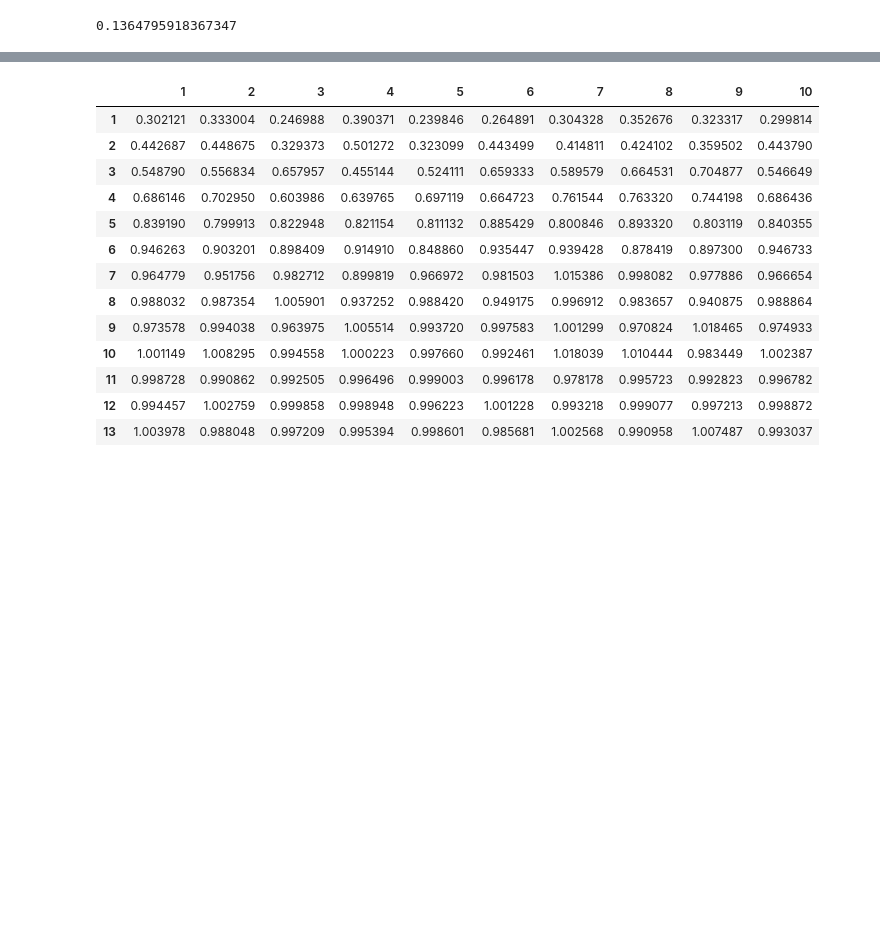
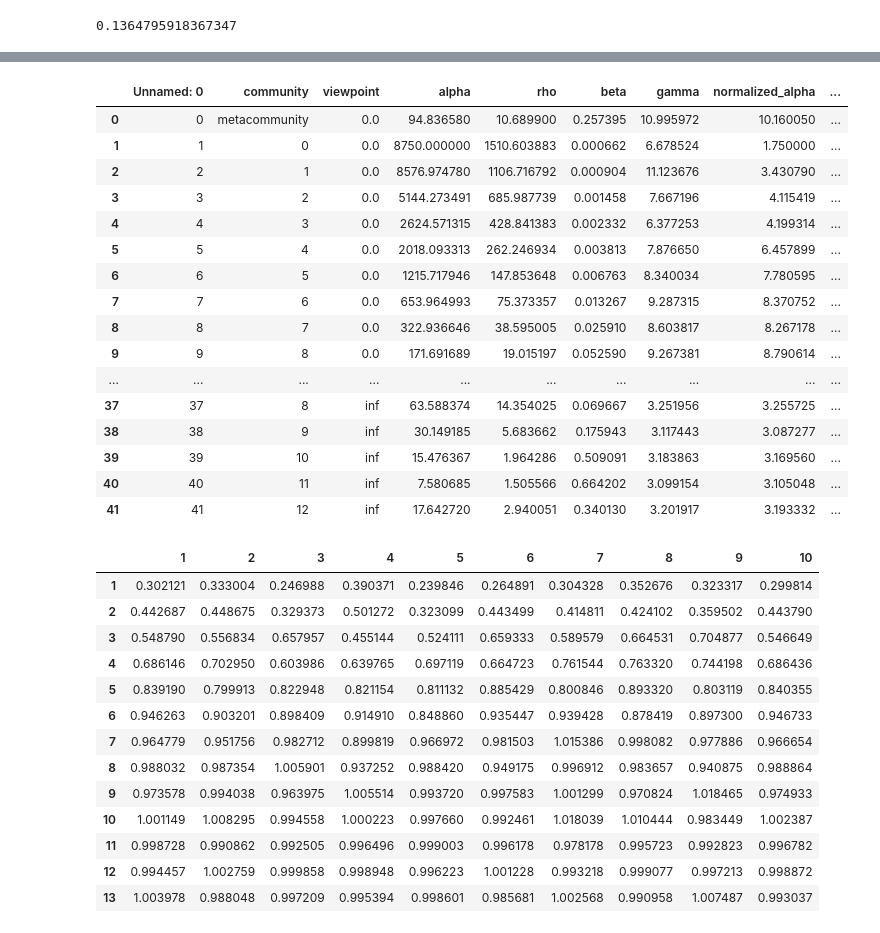
Before and after one commit to ArnaoutLab/diversity_notebooks_and_data, a Jupyter notebook: pathology/pathology_fig8.ipynb, the cells around one changed output, grey strips where cells are left out. Cells and saved outputs as stored; diff of their text form; code cells hidden in the pictures; blank space fills up the shorter version.

```diff
--- a/pathology/pathology_fig8.ipynb
+++ b/pathology/pathology_fig8.ipynb
@@ -1151,7 +1151,10 @@ sim_func_modified(mini_Xs[1], mini_Xs[2])
 dfs = {i: pd.DataFrame() for i in range(10)}
 
 for i in tqdm(range(10)):
+    start_time = datetime.now()
     metacommunity = Metacommunity(mini_counts, similarity= sim_func_modified, X=mini_Xs_dict[i])
+    end_time = datetime.now()
+    print("time it took to make metacommunity:", end_time - start_time)
     df = metacommunity.to_dataframe(viewpoint=[0, 1, np.inf])
     df.to_csv(outdir + '/PathMNIST_Round' + str(i) + '.csv')
     dfs[i] = df
@@ -1160,3 +1173,23 @@ for i in tqdm(range(10)):
+# %%
+dfs[0]
+# %% [output]
+|  | Unnamed: 0 | community | viewpoint | alpha | rho | beta | gamma | normalized_alpha | ... |
+| 0 | 0 | metacommunity | 0.0 | 94.836580 | 10.689900 | 0.257395 | 10.995972 | 10.160050 | ... |
+| 1 | 1 | 0 | 0.0 | 8750.000000 | 1510.603883 | 0.000662 | 6.678524 | 1.750000 | ... |
+| 2 | 2 | 1 | 0.0 | 8576.974780 | 1106.716792 | 0.000904 | 11.123676 | 3.430790 | ... |
+| 3 | 3 | 2 | 0.0 | 5144.273491 | 685.987739 | 0.001458 | 7.667196 | 4.115419 | ... |
+| 4 | 4 | 3 | 0.0 | 2624.571315 | 428.841383 | 0.002332 | 6.377253 | 4.199314 | ... |
+| 5 | 5 | 4 | 0.0 | 2018.093313 | 262.246934 | 0.003813 | 7.876650 | 6.457899 | ... |
+| 6 | 6 | 5 | 0.0 | 1215.717946 | 147.853648 | 0.006763 | 8.340034 | 7.780595 | ... |
+| 7 | 7 | 6 | 0.0 | 653.964993 | 75.373357 | 0.013267 | 9.287315 | 8.370752 | ... |
+| 8 | 8 | 7 | 0.0 | 322.936646 | 38.595005 | 0.025910 | 8.603817 | 8.267178 | ... |
+| 9 | 9 | 8 | 0.0 | 171.691689 | 19.015197 | 0.052590 | 9.267381 | 8.790614 | ... |
+| ... | ... | ... | ... | ... | ... | ... | ... | ... | ... |
+| 37 | 37 | 8 | inf | 63.588374 | 14.354025 | 0.069667 | 3.251956 | 3.255725 | ... |
+| 38 | 38 | 9 | inf | 30.149185 | 5.683662 | 0.175943 | 3.117443 | 3.087277 | ... |
+| 39 | 39 | 10 | inf | 15.476367 | 1.964286 | 0.509091 | 3.183863 | 3.169560 | ... |
+| 40 | 40 | 11 | inf | 7.580685 | 1.505566 | 0.664202 | 3.099154 | 3.105048 | ... |
+| 41 | 41 | 12 | inf | 17.642720 | 2.940051 | 0.340130 | 3.201917 | 3.193332 | ... |
 # %%
 dfs = {i: pd.DataFrame() for i in range(10)}
 
```
Also changed, not shown: parts of 5 cells of this notebook.
